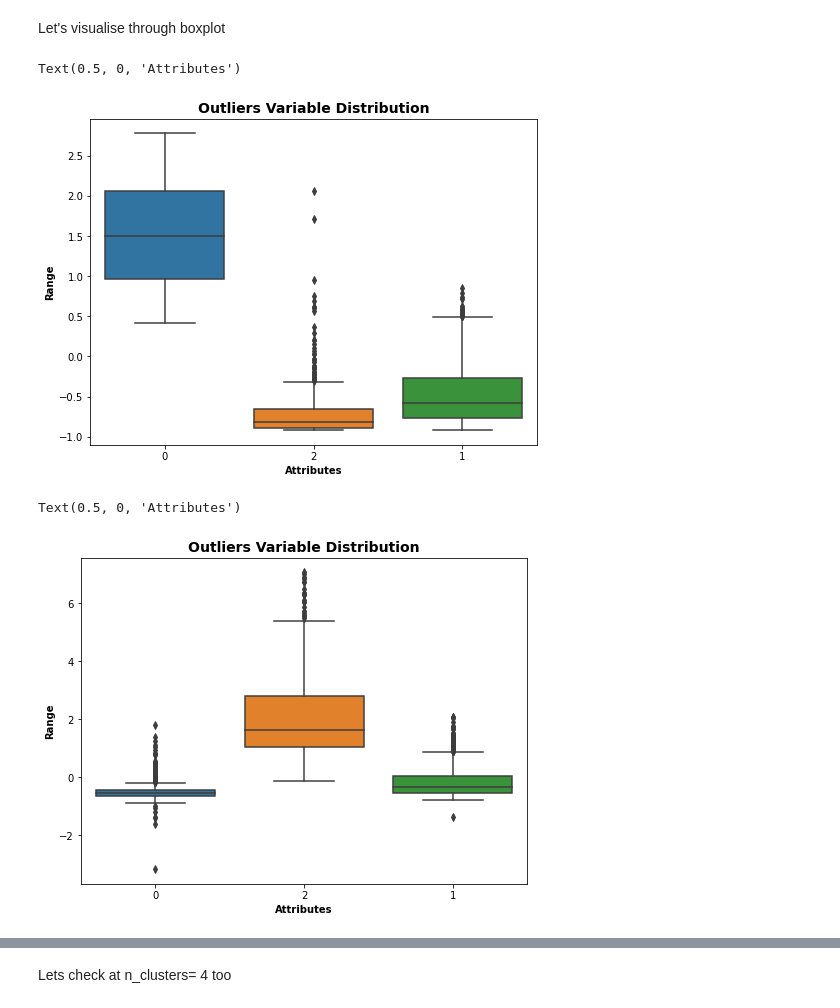
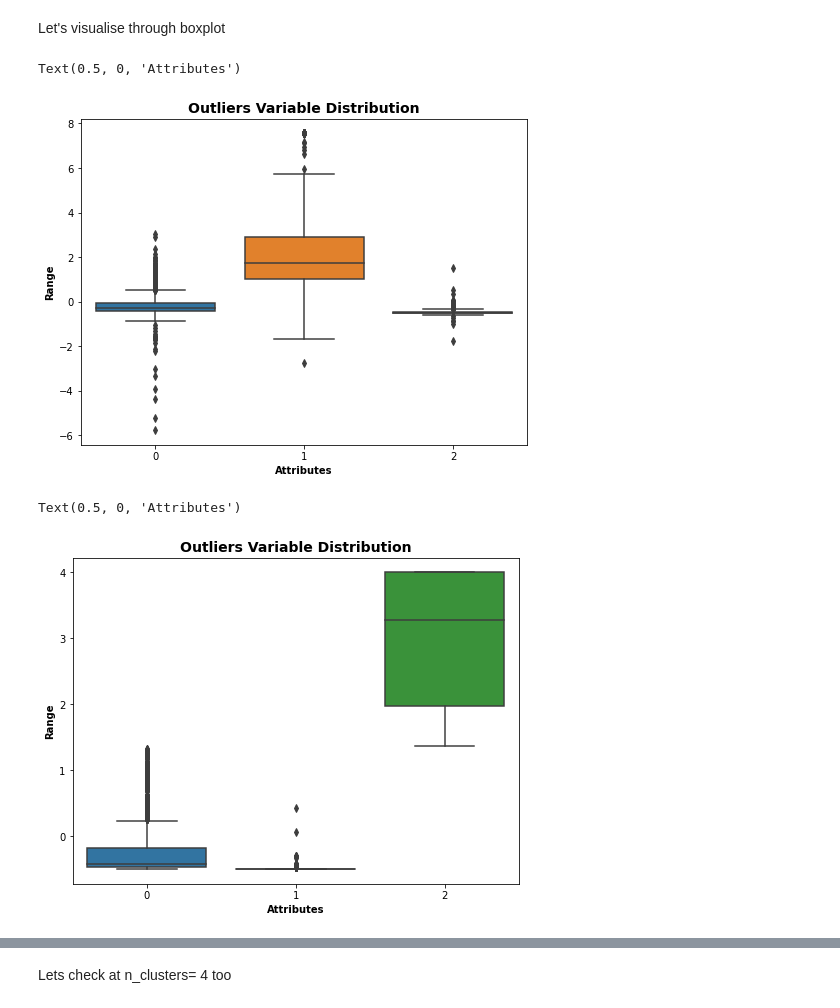
Before and after one commit to ydv1412/Customer_segmentation, a Jupyter notebook: customer_segmentation.ipynb, the cells around one changed output, grey strips where cells are left out. Saved outputs shown, nothing was run; the diff lists cells and outputs as text; code cells hidden in the pictures.

```diff
--- a/customer_segmentation.ipynb
+++ b/customer_segmentation.ipynb
@@ -294,0 +706,2 @@ df5['labels'] = kmeans.labels_
+# %%
+df_rfm = pd.DataFrame(df_rfm , columns = ['Customer_Id_imputed' , 'recen' , 'Freq' ,'Monetary' ])
@@ -294,0 +717,4 @@ df5['labels'] = kmeans.labels_
+# %%
+clusterer = KMeans(n_clusters=3,max_iter=1000, random_state=10)
+cluster_labels = clusterer.fit_predict(df_rfm)
+print(cluster_labels)
@@ -294,0 +733,20 @@ df5['labels'] = kmeans.labels_
+# %%
+df2_ = df_rfm.copy()
+# %%
+df2_['Cluster_Id'] = cluster_labels
+print(df2.head(10))
+
+# Box plot to visualize Cluster Id vs MonetaryValue
+
+sns.boxplot(x='Cluster_Id', y='Monetary', data=df2_)
+plt.show()
+
+# Box plot to visualize Cluster Id vs Frequency
+
+sns.boxplot(x='Cluster_Id', y='Freq', data=df2_)
+plt.show()
+
+# Box plot to visualize Cluster Id vs Recency
+
+sns.boxplot(x='Cluster_Id', y='recen', data=df2_)
+plt.show()
@@ -303,21 +774,21 @@ fig.show()
 Let's visualise through boxplot
 # %%
 plt.rcParams['figure.figsize'] = [8,6]
-sns.boxplot( data = df5 ,x = 'labels' , y = 'recen')
+sns.boxplot( data = df2_ ,x = 'Cluster_Id' , y = 'recen')
 plt.title("Outliers Variable Distribution", fontsize = 14, fontweight = 'bold')
 plt.ylabel("Range", fontweight = 'bold')
 plt.xlabel("Attributes", fontweight = 'bold')
 # %% [output]
 Text(0.5, 0, 'Attributes')
-[figure, old version]
+[figure, new version]
 # %%
 plt.rcParams['figure.figsize'] = [8,6]
-sns.boxplot( data = df5 ,x = 'labels' , y = 'Amount')
+sns.boxplot( data = df2_ ,x = 'Cluster_Id' , y = 'Monetary')
 plt.title("Outliers Variable Distribution", fontsize = 14, fontweight = 'bold')
 plt.ylabel("Range", fontweight = 'bold')
 plt.xlabel("Attributes", fontweight = 'bold')
 # %% [output]
 Text(0.5, 0, 'Attributes')
-[figure, old version]
+[figure, new version]
 # %%
 plt.rcParams['figure.figsize'] = [8,6]
```
Also changed, not shown: parts of 152 cells of this notebook.
